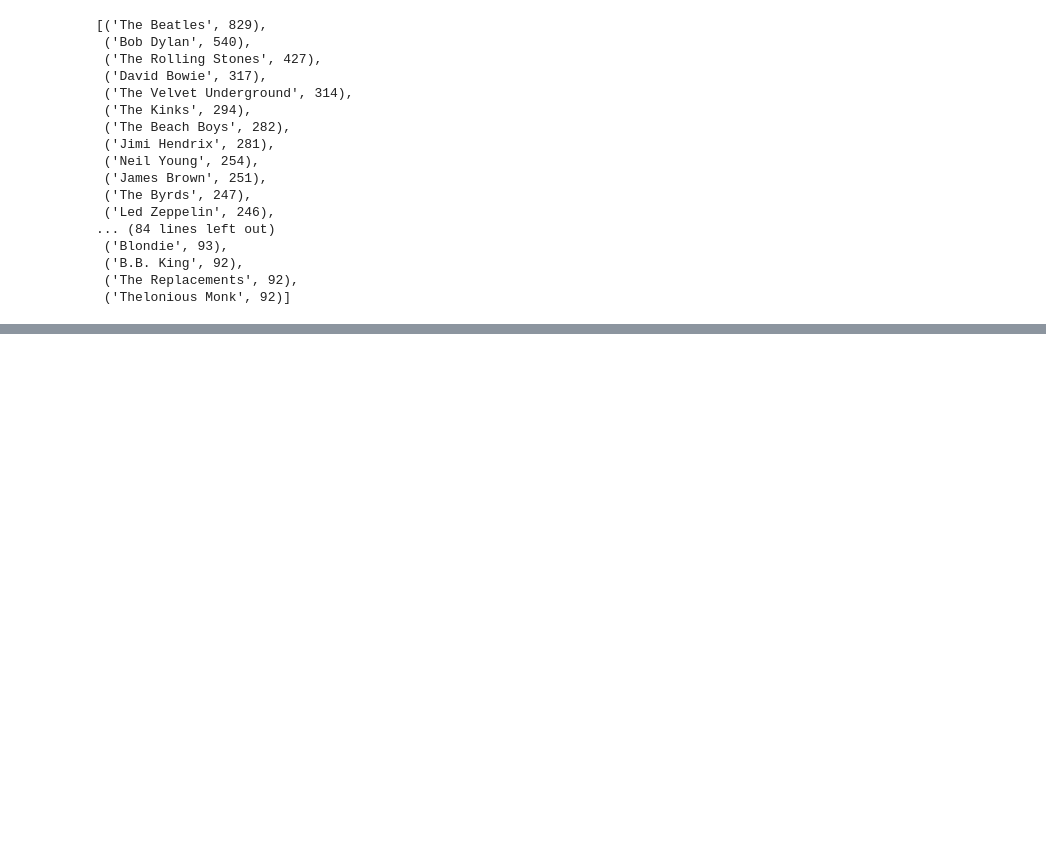
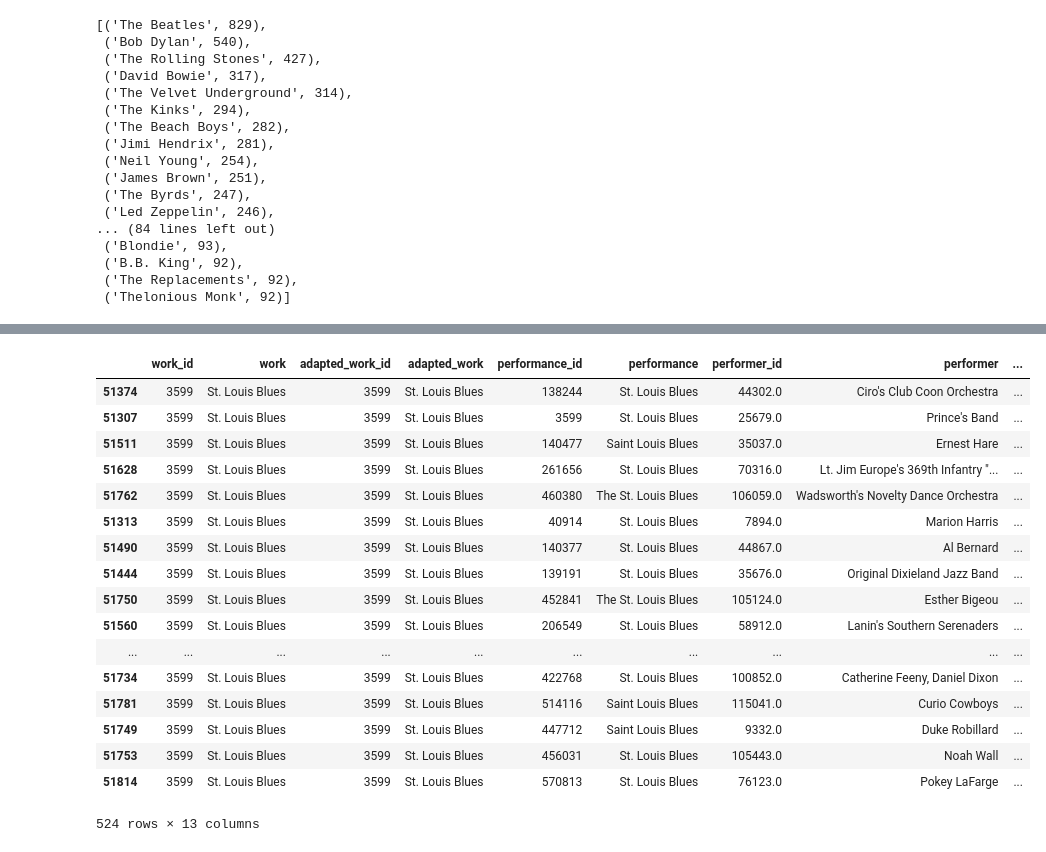
Before and after one commit to wzeyuann/music_influence, a Jupyter notebook: Exploratory Analysis.ipynb, the cells around one changed output, grey strips where cells are left out. Saved outputs shown, nothing was run; the diff lists cells and outputs as text; code cells hidden in the pictures; blank space fills up the shorter version.

```diff
--- a/Exploratory Analysis.ipynb
+++ b/Exploratory Analysis.ipynb
@@ -46,0 +235,21 @@ nx.write_edgelist(G, 'all_influence')
+# %%
+grouped_by_id_sorted[i][1]
+# %% [output]
+|  | work_id | work | adapted_work_id | adapted_work | performance_id | performance | performer_id | performer | ... |
+| 51374 | 3599 | St. Louis Blues | 3599 | St. Louis Blues | 138244 | St. Louis Blues | 44302.0 | Ciro's Club Coon Orchestra | ... |
+| 51307 | 3599 | St. Louis Blues | 3599 | St. Louis Blues | 3599 | St. Louis Blues | 25679.0 | Prince's Band | ... |
+| 51511 | 3599 | St. Louis Blues | 3599 | St. Louis Blues | 140477 | Saint Louis Blues | 35037.0 | Ernest Hare | ... |
+| 51628 | 3599 | St. Louis Blues | 3599 | St. Louis Blues | 261656 | St. Louis Blues | 70316.0 | Lt. Jim Europe's 369th Infantry "... | ... |
+| 51762 | 3599 | St. Louis Blues | 3599 | St. Louis Blues | 460380 | The St. Louis Blues | 106059.0 | Wadsworth's Novelty Dance Orchestra | ... |
+| 51313 | 3599 | St. Louis Blues | 3599 | St. Louis Blues | 40914 | St. Louis Blues | 7894.0 | Marion Harris | ... |
+| 51490 | 3599 | St. Louis Blues | 3599 | St. Louis Blues | 140377 | St. Louis Blues | 44867.0 | Al Bernard | ... |
+| 51444 | 3599 | St. Louis Blues | 3599 | St. Louis Blues | 139191 | St. Louis Blues | 35676.0 | Original Dixieland Jazz Band | ... |
+| 51750 | 3599 | St. Louis Blues | 3599 | St. Louis Blues | 452841 | The St. Louis Blues | 105124.0 | Esther Bigeou | ... |
+| 51560 | 3599 | St. Louis Blues | 3599 | St. Louis Blues | 206549 | St. Louis Blues | 58912.0 | Lanin's Southern Serenaders | ... |
+| ... | ... | ... | ... | ... | ... | ... | ... | ... | ... |
+| 51734 | 3599 | St. Louis Blues | 3599 | St. Louis Blues | 422768 | St. Louis Blues | 100852.0 | Catherine Feeny, Daniel Dixon | ... |
+| 51781 | 3599 | St. Louis Blues | 3599 | St. Louis Blues | 514116 | Saint Louis Blues | 115041.0 | Curio Cowboys | ... |
+| 51749 | 3599 | St. Louis Blues | 3599 | St. Louis Blues | 447712 | Saint Louis Blues | 9332.0 | Duke Robillard | ... |
+| 51753 | 3599 | St. Louis Blues | 3599 | St. Louis Blues | 456031 | St. Louis Blues | 105443.0 | Noah Wall | ... |
+| 51814 | 3599 | St. Louis Blues | 3599 | St. Louis Blues | 570813 | St. Louis Blues | 76123.0 | Pokey LaFarge | ... |
+524 rows × 13 columns
```
Also changed, not shown: parts of 40 cells of this notebook, 1 other file.
